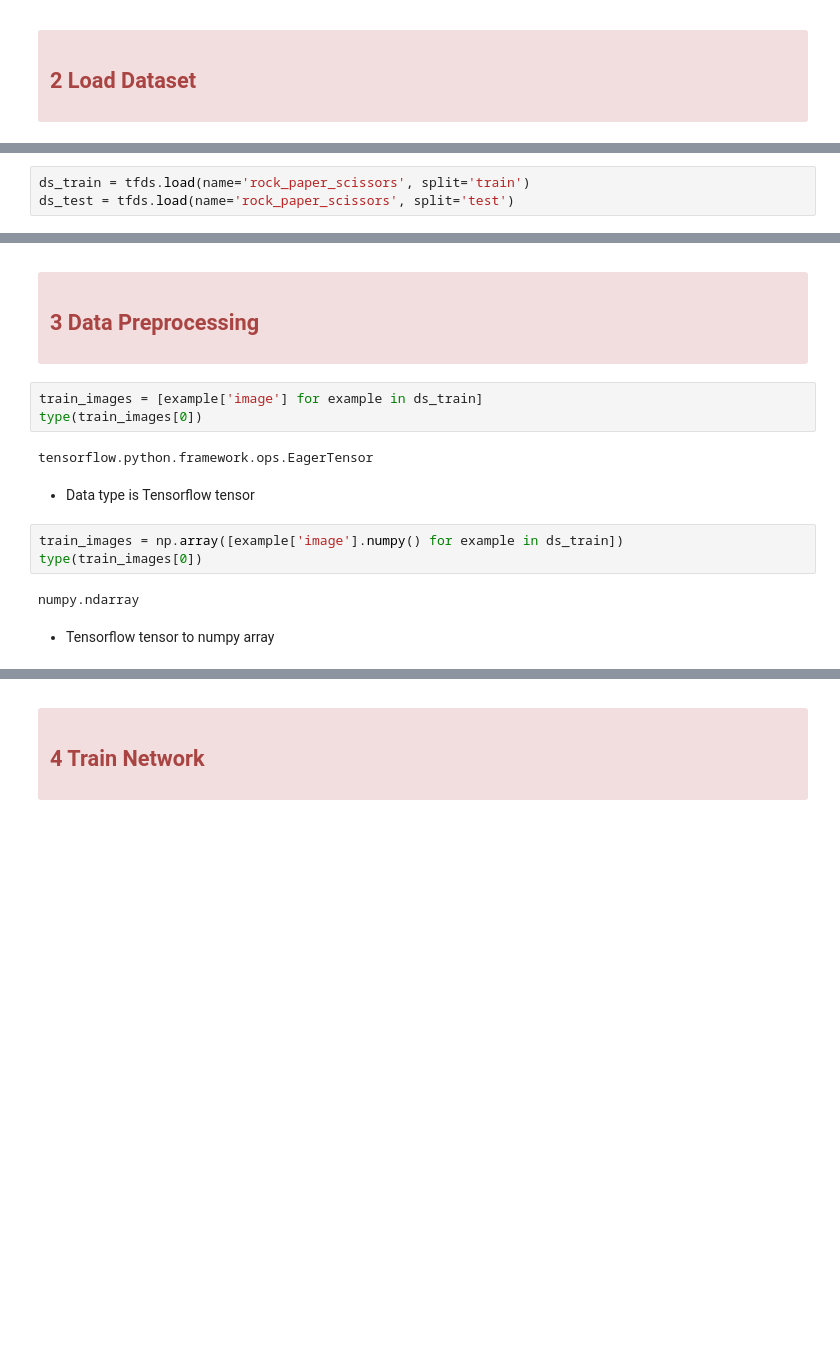
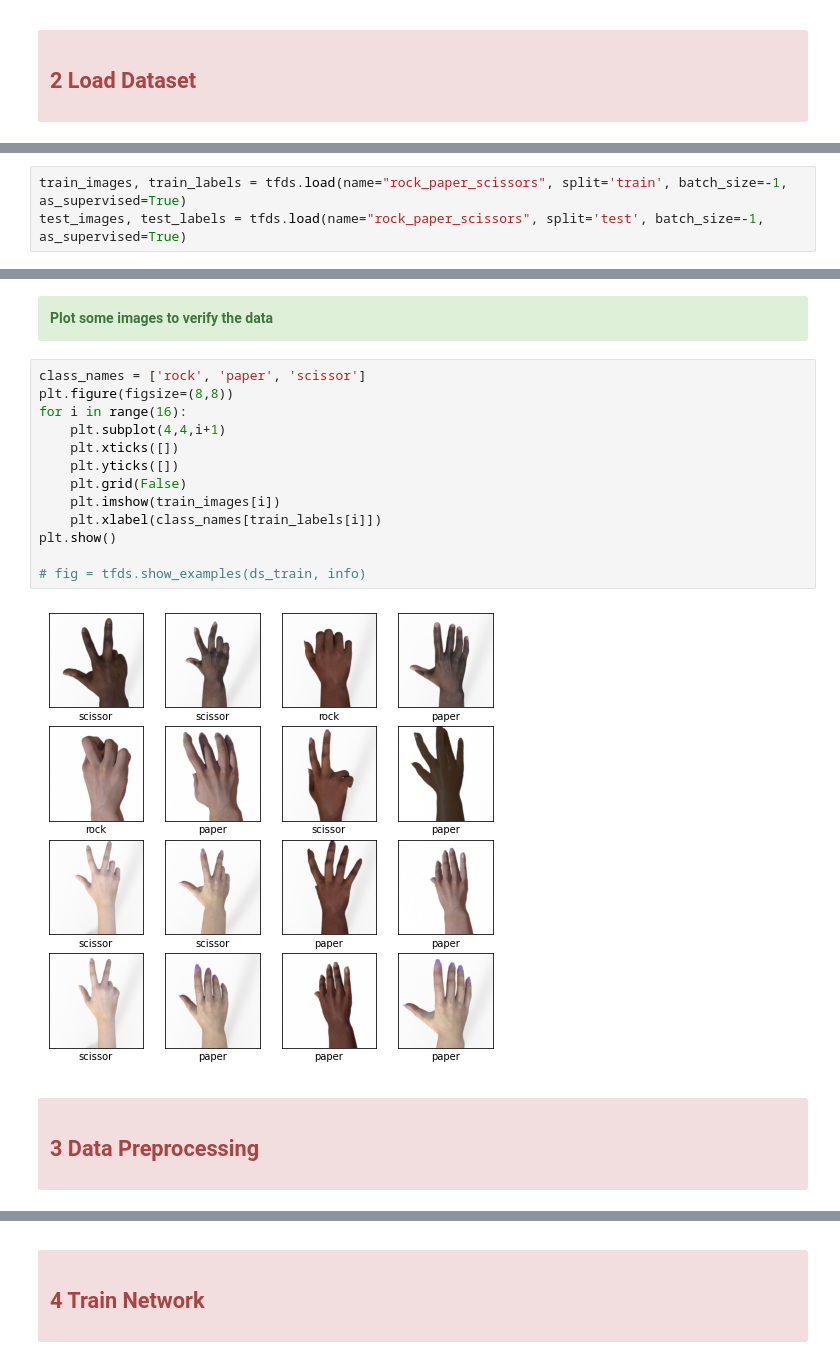
Before and after one commit to OnurKaraguler/Deep_Learning_Studies, a Jupyter notebook: Rock_Paper_Scissors/rock_paper_scissors.ipynb, the cells around one changed output, grey strips where cells are left out. Saved outputs shown, nothing was run; the diff lists cells and outputs as text; blank space fills up the shorter version.

```diff
--- a/Rock_Paper_Scissors/rock_paper_scissors.ipynb
+++ b/Rock_Paper_Scissors/rock_paper_scissors.ipynb
@@ -111,3 +60,0 @@ tfds.core.DatasetInfo(
-# %%
-ds_train = tfds.load(name='rock_paper_scissors', split='train')
-ds_test = tfds.load(name='rock_paper_scissors', split='test')
@@ -128,0 +92,3 @@ fig = tfds.show_examples(ds_train, info)
+# %%
+train_images, train_labels = tfds.load(name="rock_paper_scissors", split='train', batch_size=-1, as_supervised=True)
+test_images, test_labels = tfds.load(name="rock_paper_scissors", split='test', batch_size=-1, as_supervised=True)
@@ -129,3 +111,22 @@ fig = tfds.show_examples(ds_train, info)
+# %% [markdown]
+<div class="alert alert-block alert-success">
+        <strong>Plot some images to verify the data</strong>
+</div>
+# %%
+class_names = ['rock', 'paper', 'scissor']
+plt.figure(figsize=(8,8))
+for i in range(16):
+    plt.subplot(4,4,i+1)
+    plt.xticks([])
+    plt.yticks([])
+    plt.grid(False)
+    plt.imshow(train_images[i])
+    plt.xlabel(class_names[train_labels[i]])
+plt.show()
+
+# fig = tfds.show_examples(ds_train, info)
+# %% [output]
+[figure, added]
 # %% [markdown]
 <a id='3'></a>
 <div class="alert alert-block alert-danger">
@@ -133,17 +134,3 @@ fig = tfds.show_examples(ds_train, info)
     3 Data Preprocessing
     </h2>
 </div>
-# %%
-train_images = [example['image'] for example in ds_train]
-type(train_images[0])
-# %% [output]
-tensorflow.python.framework.ops.EagerTensor
-# %% [markdown]
-- Data type is Tensorflow tensor
-# %%
-train_images = np.array([example['image'].numpy() for example in ds_train])
-type(train_images[0])
-# %% [output]
-numpy.ndarray
-# %% [markdown]
-- Tensorflow tensor to numpy array
```
Also changed, not shown: parts of 59 cells of this notebook, 1 other file.
